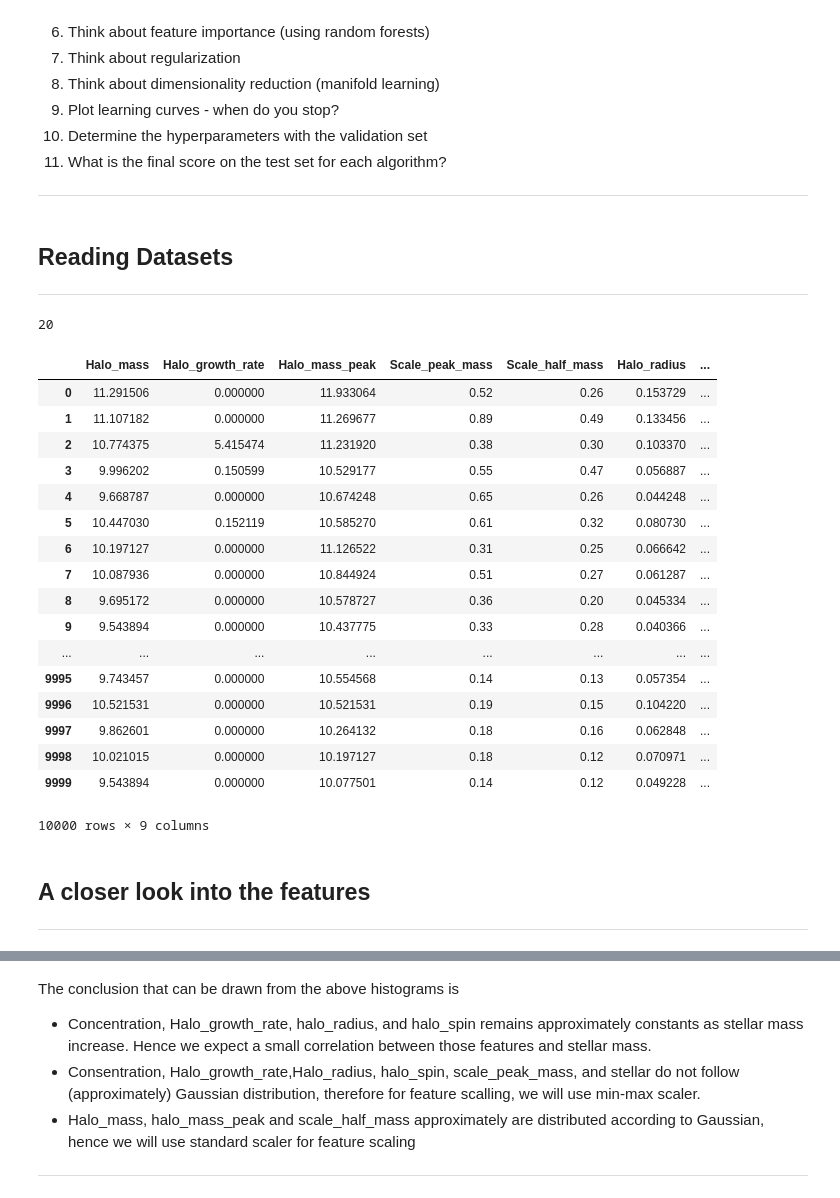
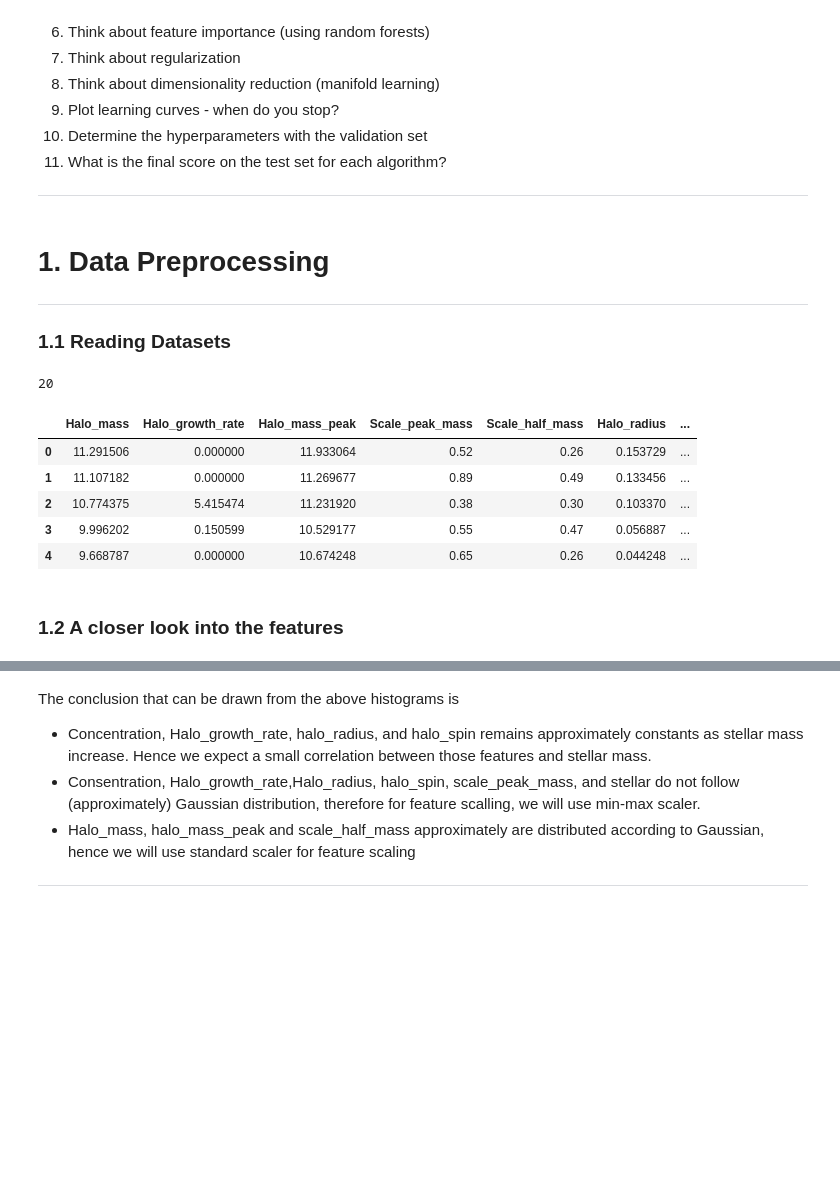
Before and after one commit to khoirulmuzakka/Galaxy_DarkMatterHalo_ML, a Jupyter notebook: galaxy_dark_matter_halo.ipynb, the cells around one changed output, grey strips where cells are left out. Cells and saved outputs as stored; diff of their text form; code cells hidden in the pictures; blank space fills up the shorter version.

```diff
--- a/galaxy_dark_matter_halo.ipynb
+++ b/galaxy_dark_matter_halo.ipynb
@@ -16,8 +16,9 @@ The goal of this project is to predict galaxy properties from the properties of
 11. What is the final score on the test set for each algorithm?
 ***
 # %% [markdown]
-## Reading Datasets
+# 1. Data Preprocessing
 ***
+### 1.1 Reading Datasets
 # %%
 import numpy as np
 import pandas as pd
@@ -30,30 +31,17 @@ pd.options.display.max_rows
 20
 # %%
 #Reading dataset, Slicing, splitting, and scaling
-data_1 = pd.read_hdf("galaxies.Z00.h5").iloc[:,0:9].iloc[:10000, :]
-data_1
+data_1 = pd.read_hdf("galaxies.Z00.h5").iloc[:,0:9].iloc[:20000, :]
+data_1.head()
 # %% [output]
 |  | Halo_mass | Halo_growth_rate | Halo_mass_peak | Scale_peak_mass | Scale_half_mass | Halo_radius | ... |
 | 0 | 11.291506 | 0.000000 | 11.933064 | 0.52 | 0.26 | 0.153729 | ... |
 | 1 | 11.107182 | 0.000000 | 11.269677 | 0.89 | 0.49 | 0.133456 | ... |
 | 2 | 10.774375 | 5.415474 | 11.231920 | 0.38 | 0.30 | 0.103370 | ... |
 | 3 | 9.996202 | 0.150599 | 10.529177 | 0.55 | 0.47 | 0.056887 | ... |
 | 4 | 9.668787 | 0.000000 | 10.674248 | 0.65 | 0.26 | 0.044248 | ... |
-| 5 | 10.447030 | 0.152119 | 10.585270 | 0.61 | 0.32 | 0.080730 | ... |
-| 6 | 10.197127 | 0.000000 | 11.126522 | 0.31 | 0.25 | 0.066642 | ... |
-| 7 | 10.087936 | 0.000000 | 10.844924 | 0.51 | 0.27 | 0.061287 | ... |
-| 8 | 9.695172 | 0.000000 | 10.578727 | 0.36 | 0.20 | 0.045334 | ... |
-| 9 | 9.543894 | 0.000000 | 10.437775 | 0.33 | 0.28 | 0.040366 | ... |
-| ... | ... | ... | ... | ... | ... | ... | ... |
-| 9995 | 9.743457 | 0.000000 | 10.554568 | 0.14 | 0.13 | 0.057354 | ... |
-| 9996 | 10.521531 | 0.000000 | 10.521531 | 0.19 | 0.15 | 0.104220 | ... |
-| 9997 | 9.862601 | 0.000000 | 10.264132 | 0.18 | 0.16 | 0.062848 | ... |
-| 9998 | 10.021015 | 0.000000 | 10.197127 | 0.18 | 0.12 | 0.070971 | ... |
-| 9999 | 9.543894 | 0.000000 | 10.077501 | 0.14 | 0.12 | 0.049228 | ... |
-10000 rows × 9 columns
 # %% [markdown]
-##  A closer look into the features
-***
+###  1.2 A closer look into the features
 # %%
 data_1_histograms= data_1.hist(bins=20, figsize=[10,10])
 # %% [output]
```
Also changed, not shown: parts of 38 cells of this notebook.
